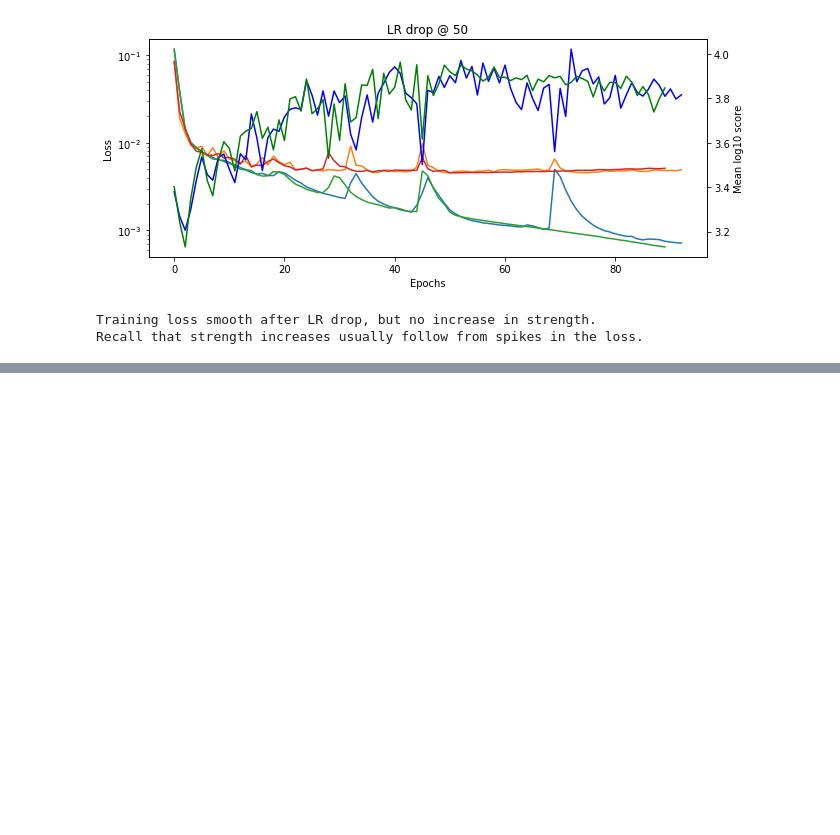
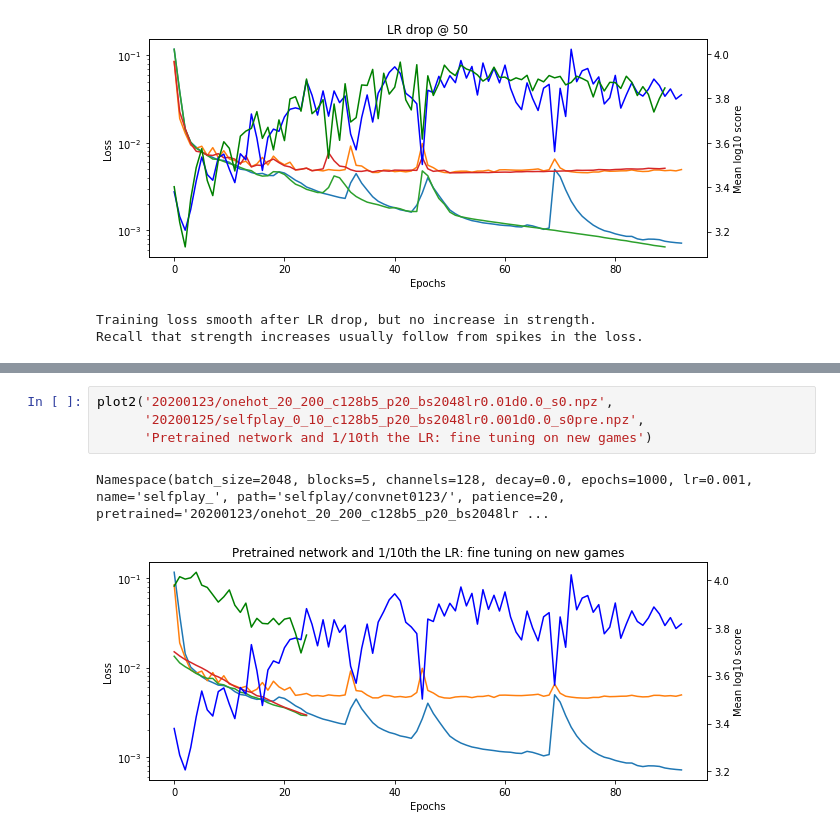
Before and after one commit to fqjin/2048NN, a Jupyter notebook: notebooks/training_logs.ipynb, the cells around one changed output, grey strips where cells are left out. Drawn from its saved outputs; the diff is of its cells as text; blank space fills up the shorter version.

```diff
--- a/notebooks/training_logs.ipynb
+++ b/notebooks/training_logs.ipynb
@@ -660,0 +689,7 @@ Recall that strength increases usually follow from spikes in the loss.
+# %%
+plot2('20200123/onehot_20_200_c128b5_p20_bs2048lr0.01d0.0_s0.npz',
+      '20200125/selfplay_0_10_c128b5_p20_bs2048lr0.001d0.0_s0pre.npz',
+      'Pretrained network and 1/10th the LR: fine tuning on new games')
+# %% [output]
+Namespace(batch_size=2048, blocks=5, channels=128, decay=0.0, epochs=1000, lr=0.001, name='selfplay_', path='selfplay/convnet0123/', patience=20, pretrained='20200123/onehot_20_200_c128b5_p20_bs2048lr ...
+[figure, added]
```
Also changed, not shown: parts of 4 cells of this notebook, 3 other files.
